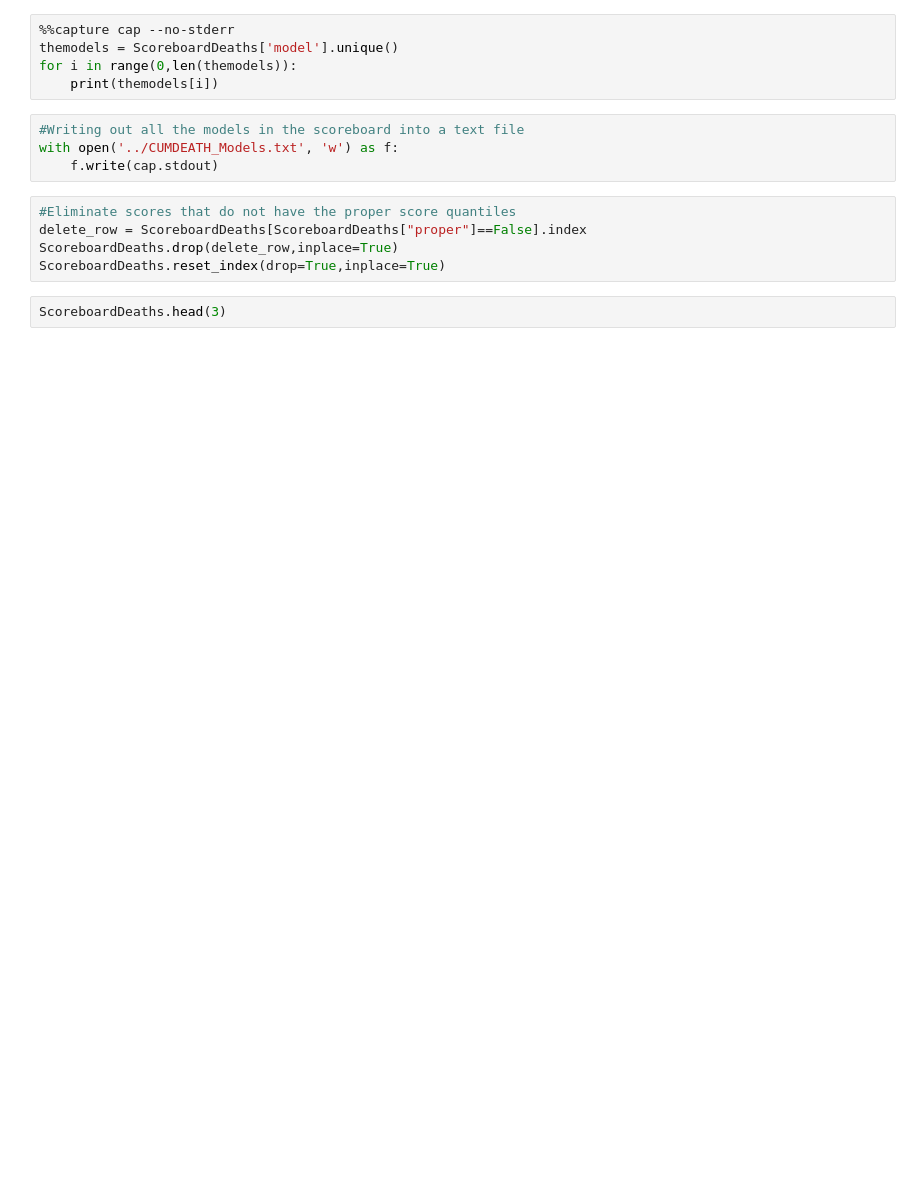
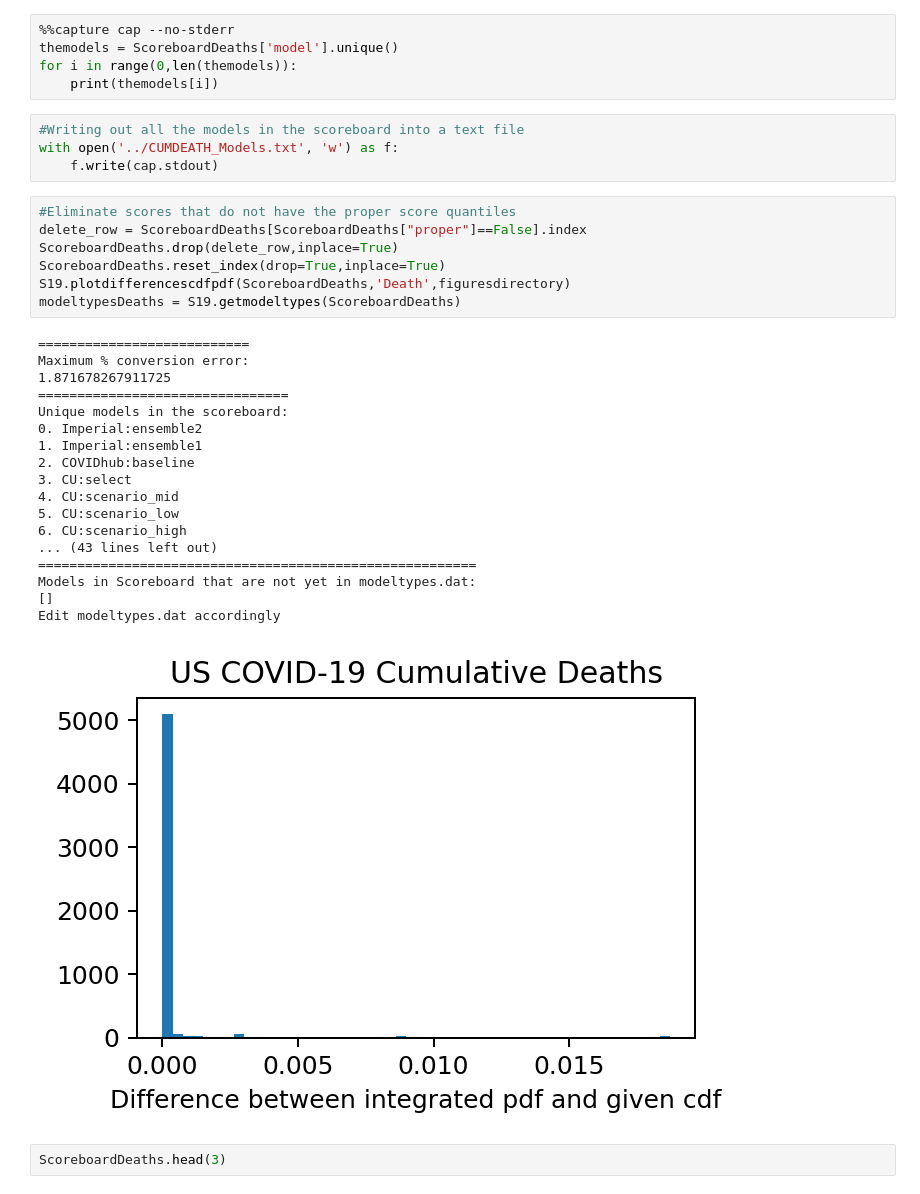
Before and after one commit to ONYLAB/Scoreboard, a Jupyter notebook: Notebooks/Workspace.ipynb, the cells around one changed output. Saved outputs shown, nothing was run; the diff lists cells and outputs as text; blank space fills up the shorter version.

```diff
--- a/Notebooks/Workspace.ipynb
+++ b/Notebooks/Workspace.ipynb
@@ -239,8 +260,29 @@ with open('../CUMDEATH_Models.txt', 'w') as f:
 # %%
 #Eliminate scores that do not have the proper score quantiles
 delete_row = ScoreboardDeaths[ScoreboardDeaths["proper"]==False].index
 ScoreboardDeaths.drop(delete_row,inplace=True)
 ScoreboardDeaths.reset_index(drop=True,inplace=True)
+S19.plotdifferencescdfpdf(ScoreboardDeaths,'Death',figuresdirectory)
+modeltypesDeaths = S19.getmodeltypes(ScoreboardDeaths)
+# %% [output]
+===========================
+Maximum % conversion error:
+1.871678267911725
+================================
+Unique models in the scoreboard:
+0. Imperial:ensemble2
+1. Imperial:ensemble1
+2. COVIDhub:baseline
+3. CU:select
+4. CU:scenario_mid
+5. CU:scenario_low
+6. CU:scenario_high
+... (43 lines left out)
+========================================================
+Models in Scoreboard that are not yet in modeltypes.dat:
+[]
+Edit modeltypes.dat accordingly
+[figure, added]
 # %%
 ScoreboardDeaths.head(3)
 # %% [output]
```
Also changed, not shown: parts of 3 cells of this notebook, 51 other files.
